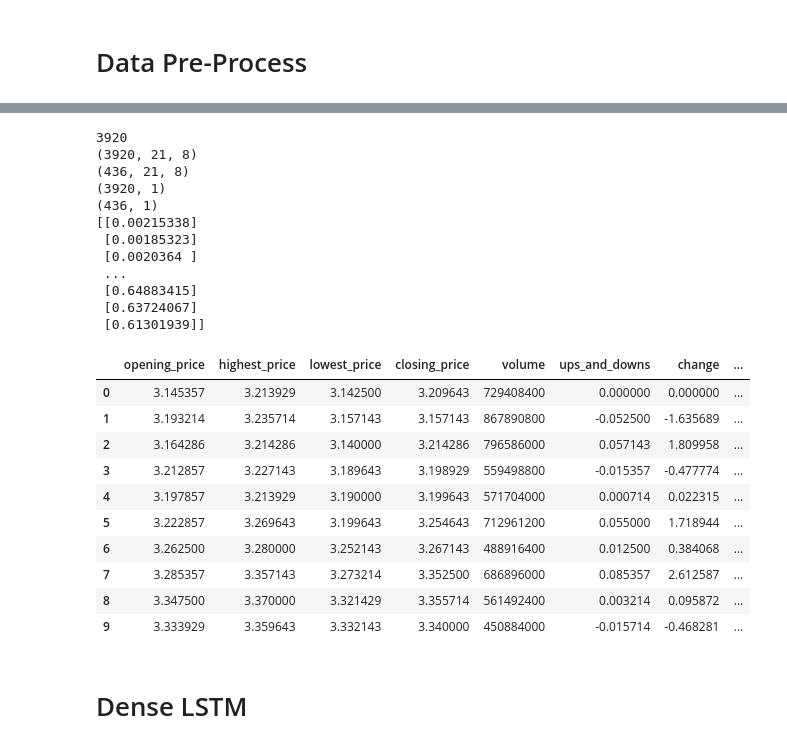
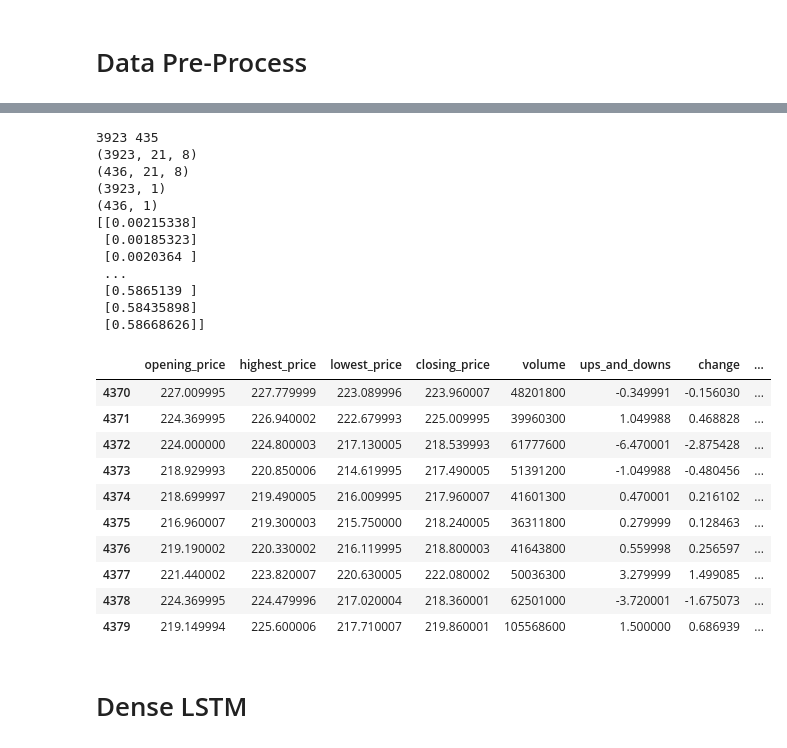
Before and after one commit to muditstja/Deep-learning, a Jupyter notebook: CNN_LSTM_stock_price_prediction.ipynb, the cells around one changed output, grey strips where cells are left out. Saved outputs shown, nothing was run; the diff lists cells and outputs as text; code cells hidden in the pictures.

```diff
--- a/CNN_LSTM_stock_price_prediction.ipynb
+++ b/CNN_LSTM_stock_price_prediction.ipynb
@@ -14,8 +14,8 @@ import matplotlib.pyplot as plt
 import pandas as pd
 import yfinance as yf
 import pandas_ta as ta
-data = yf.download(tickers = 'AAPL', start = '2007-03-11',end = '2024-08-01')
-data.head(10)
+data = yf.download(tickers = 'AAPL', start = '2007-03-11',end = '2024-08-06')
+data.tail(10)
 # %% [output]
 [*********************100%***********************]  1 of 1 completed
 |  | Open | High | Low | Close | Adj Close | Volume |
@@ -259,39 +254,40 @@ print(y.shape)
 # %%
 # split data into train test sets
 splitlimit = int(len(X)*0.9)
-print(splitlimit)
+testSplit = int(len(X)*0.1)
+print(splitlimit, testSplit)
 X_train, X_test = X[:splitlimit], X[splitlimit:]
 y_train, y_test = y[:splitlimit], y[splitlimit:]
 print(X_train.shape)
 print(X_test.shape)
 print(y_train.shape)
 print(y_test.shape)
 print(y_train)
-data_set.head(10)
+data_set.tail(10)
 # %% [output]
-3920
-(3920, 21, 8)
+3923 435
+(3923, 21, 8)
 (436, 21, 8)
-(3920, 1)
+(3923, 1)
 (436, 1)
 [[0.00215338]
  [0.00185323]
  [0.0020364 ]
  ...
- [0.64883415]
- [0.63724067]
- [0.61301939]]
+ [0.5865139 ]
+ [0.58435898]
+ [0.58668626]]
 |  | opening_price | highest_price | lowest_price | closing_price | volume | ups_and_downs | change | ... |
-| 0 | 3.145357 | 3.213929 | 3.142500 | 3.209643 | 729408400 | 0.000000 | 0.000000 | ... |
-| 1 | 3.193214 | 3.235714 | 3.157143 | 3.157143 | 867890800 | -0.052500 | -1.635689 | ... |
-| 2 | 3.164286 | 3.214286 | 3.140000 | 3.214286 | 796586000 | 0.057143 | 1.809958 | ... |
-| 3 | 3.212857 | 3.227143 | 3.189643 | 3.198929 | 559498800 | -0.015357 | -0.477774 | ... |
-| 4 | 3.197857 | 3.213929 | 3.190000 | 3.199643 | 571704000 | 0.000714 | 0.022315 | ... |
-| 5 | 3.222857 | 3.269643 | 3.199643 | 3.254643 | 712961200 | 0.055000 | 1.718944 | ... |
-| 6 | 3.262500 | 3.280000 | 3.252143 | 3.267143 | 488916400 | 0.012500 | 0.384068 | ... |
-| 7 | 3.285357 | 3.357143 | 3.273214 | 3.352500 | 686896000 | 0.085357 | 2.612587 | ... |
-| 8 | 3.347500 | 3.370000 | 3.321429 | 3.355714 | 561492400 | 0.003214 | 0.095872 | ... |
-| 9 | 3.333929 | 3.359643 | 3.332143 | 3.340000 | 450884000 | -0.015714 | -0.468281 | ... |
+| 4370 | 227.009995 | 227.779999 | 223.089996 | 223.960007 | 48201800 | -0.349991 | -0.156030 | ... |
+| 4371 | 224.369995 | 226.940002 | 222.679993 | 225.009995 | 39960300 | 1.049988 | 0.468828 | ... |
+| 4372 | 224.000000 | 224.800003 | 217.130005 | 218.539993 | 61777600 | -6.470001 | -2.875428 | ... |
+| 4373 | 218.929993 | 220.850006 | 214.619995 | 217.490005 | 51391200 | -1.049988 | -0.480456 | ... |
+| 4374 | 218.699997 | 219.490005 | 216.009995 | 217.960007 | 41601300 | 0.470001 | 0.216102 | ... |
+| 4375 | 216.960007 | 219.300003 | 215.750000 | 218.240005 | 36311800 | 0.279999 | 0.128463 | ... |
+| 4376 | 219.190002 | 220.330002 | 216.119995 | 218.800003 | 41643800 | 0.559998 | 0.256597 | ... |
+| 4377 | 221.440002 | 223.820007 | 220.630005 | 222.080002 | 50036300 | 3.279999 | 1.499085 | ... |
+| 4378 | 224.369995 | 224.479996 | 217.020004 | 218.360001 | 62501000 | -3.720001 | -1.675073 | ... |
+| 4379 | 219.149994 | 225.600006 | 217.710007 | 219.860001 | 105568600 | 1.500000 | 0.686939 | ... |
 # %% [markdown]
 # Dense LSTM
 # %%
```
Also changed, not shown: parts of 24 cells of this notebook.
